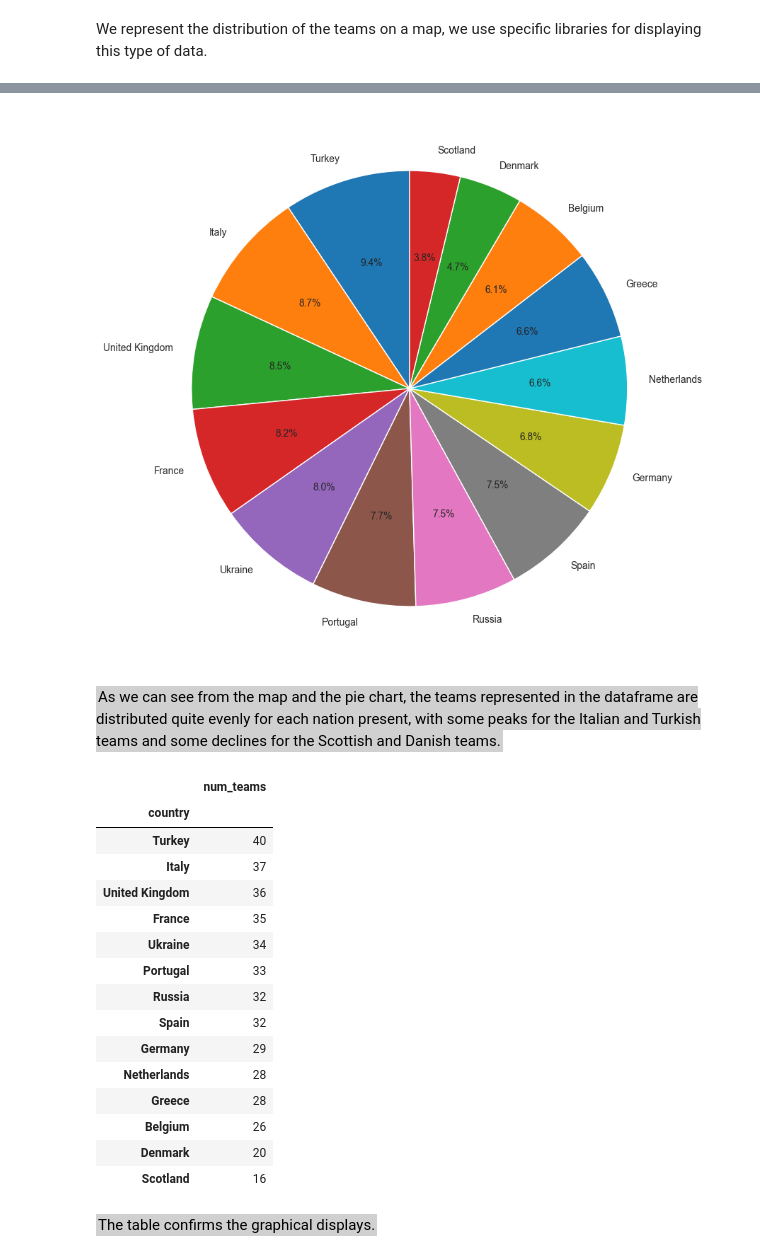
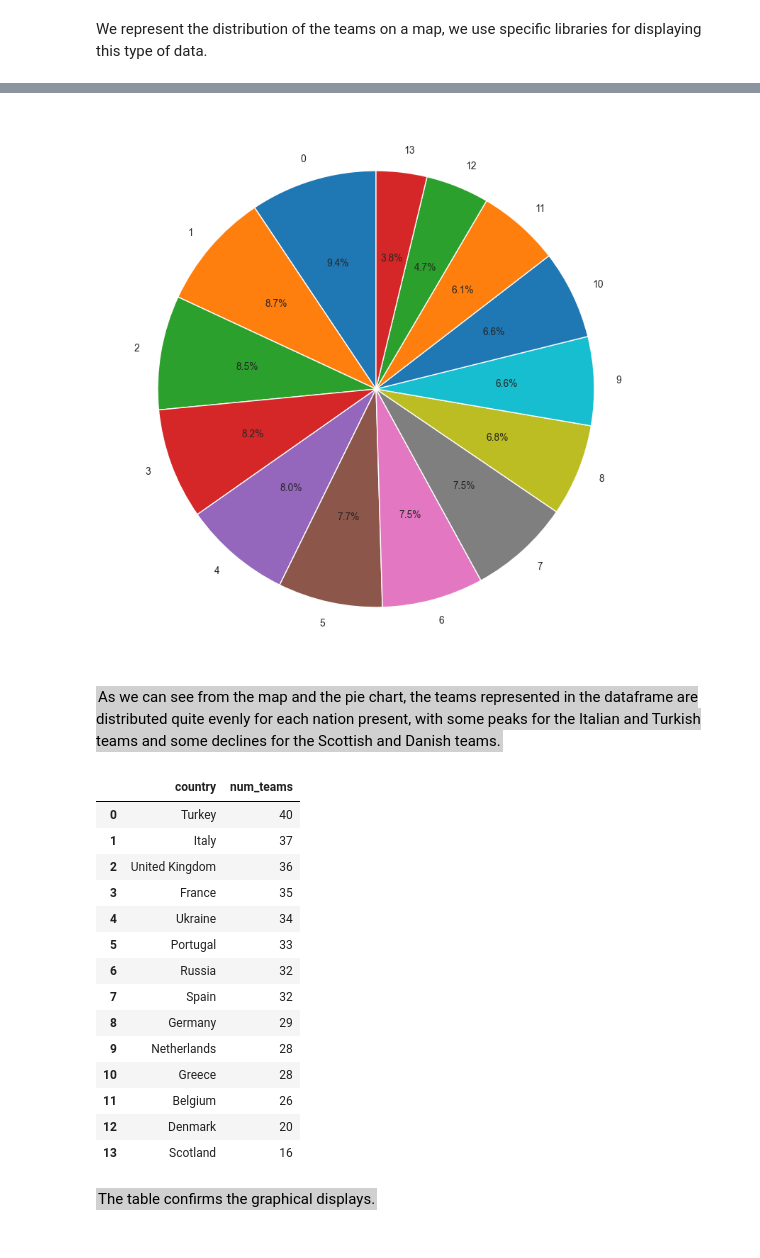
Before and after one commit to ZakAbourida/IUM-TWEB-UniTo, a Jupyter notebook: MainDirectory/Python Part/DataAnalysis.ipynb, the cells around one changed output, grey strips where cells are left out. Saved outputs shown, nothing was run; the diff lists cells and outputs as text; code cells hidden in the pictures.

```diff
--- a/MainDirectory/Python Part/DataAnalysis.ipynb
+++ b/MainDirectory/Python Part/DataAnalysis.ipynb
@@ -1189,36 +1189,35 @@ mappa_europa
 # %% [output]
 [interactive output not drawn]
 # %%
-# countries_counts.set_index('country',inplace=True) -> To be performed only once to set the names of the countries as the index
+countries_counts.set_index('country',inplace=True) # To be performed only once to set the names of the countries as the index
 
 plt.figure(figsize=(12, 10))
 countries_counts['num_teams'].plot(kind='pie', autopct='%1.1f%%', startangle=90)
 plt.ylabel('')
 plt.show()
 # %% [output]
-[figure, old version]
+[figure, new version]
 # %% [markdown]
 <span style="background-color: #d0d0d0; color: black; padding: 2px;">As we can see from the map and the pie chart, the teams represented in the dataframe are distributed quite evenly for each nation present, with some peaks for the Italian and Turkish teams and some declines for the Scottish and Danish teams.
 </span>
 # %%
 countries_counts
 # %% [output]
-|  | num_teams |
-| country |  |
-| Turkey | 40 |
-| Italy | 37 |
-| United Kingdom | 36 |
-| France | 35 |
-| Ukraine | 34 |
-| Portugal | 33 |
-| Russia | 32 |
-| Spain | 32 |
-| Germany | 29 |
-| Netherlands | 28 |
-| Greece | 28 |
-| Belgium | 26 |
-| Denmark | 20 |
-| Scotland | 16 |
+|  | country | num_teams |
+| 0 | Turkey | 40 |
+| 1 | Italy | 37 |
+| 2 | United Kingdom | 36 |
+| 3 | France | 35 |
+| 4 | Ukraine | 34 |
+| 5 | Portugal | 33 |
+| 6 | Russia | 32 |
+| 7 | Spain | 32 |
+| 8 | Germany | 29 |
+| 9 | Netherlands | 28 |
+| 10 | Greece | 28 |
+| 11 | Belgium | 26 |
+| 12 | Denmark | 20 |
+| 13 | Scotland | 16 |
 # %% [markdown]
 
 <span style = "background-color: #d0d0d0; color: black; padding: 2px;" >The table confirms the graphical displays.
```
Also changed, not shown: parts of 1 cell of this notebook.
